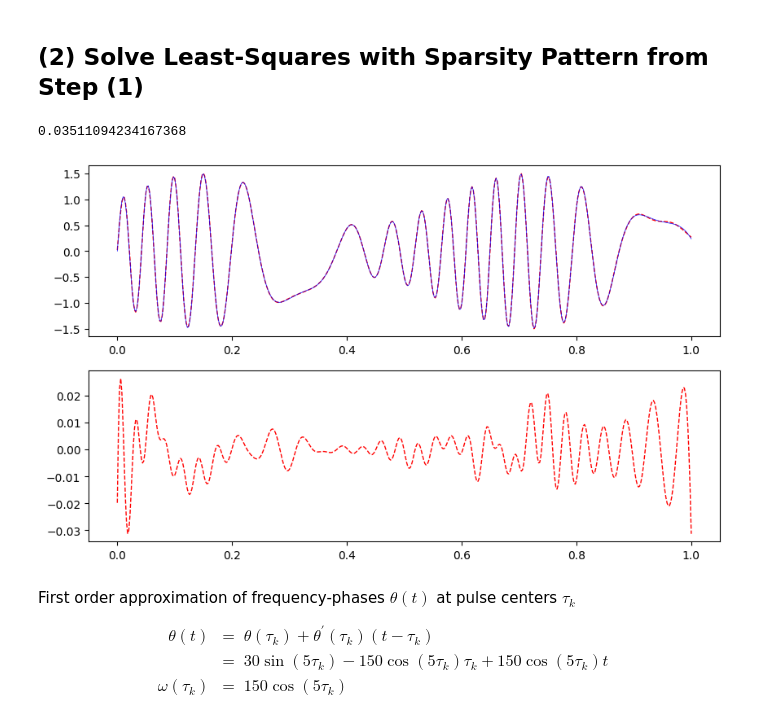
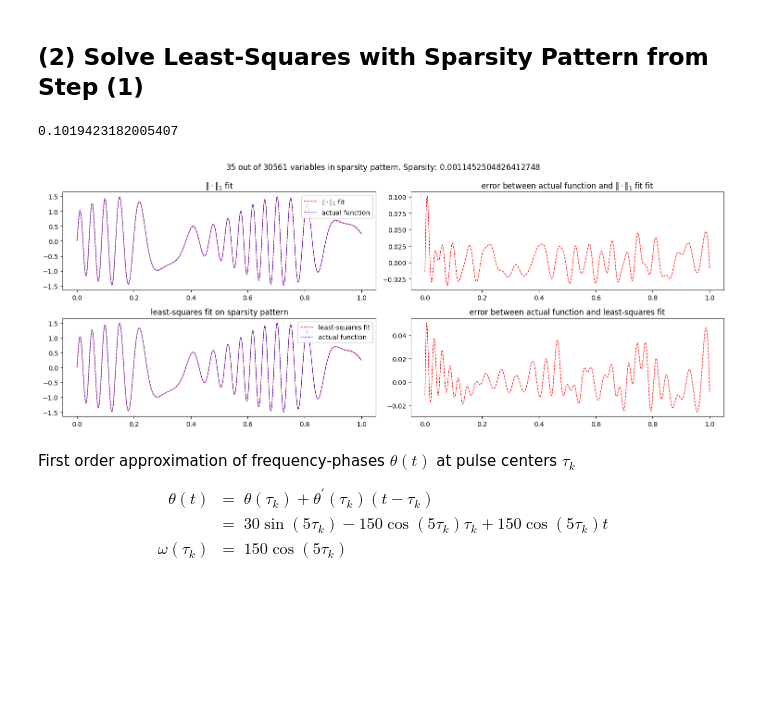
Before and after one commit to dhjnam/cvx-opt, a Jupyter notebook: 06_5_4_time_frequency_analysis_with_basis_pursuit.ipynb, the cells around one changed output. Saved outputs shown, nothing was run; the diff lists cells and outputs as text; code cells hidden in the pictures; blank space fills up the shorter version.

```diff
--- a/06_5_4_time_frequency_analysis_with_basis_pursuit.ipynb
+++ b/06_5_4_time_frequency_analysis_with_basis_pursuit.ipynb
@@ -39,7 +39,9 @@ import matplotlib.pyplot as plt
 # The following fcns operate on scalar `t` as well as on `np.ndarray` `t`.
 # If `t` is `np.ndarray`, the return value is `np.ndarray` as well.
 a_fcn = lambda t: 1 + .5 * np.sin(11 * t)
-theta_fcn = lambda t: 30 * np.sin(5 * t)
+freq0 = 30
+freq1 = 5
+theta_fcn = lambda t: freq0 * np.sin(freq1 * t)
 y_fcn = lambda t: a_fcn(t) * np.sin(theta_fcn(t))
 
 m = 501
@@ -157,7 +150,7 @@ took about 5:30 minutes.
 # %% [markdown]
 ## (2) Solve Least-Squares with Sparsity Pattern from Step (1)
 # %%
-tol = 1e-4
+tol = 1e-1
 pattern = np.where(np.abs(sparse_x) > tol)[0]
 k = len(pattern)
 tilde_A = A[:, pattern]
@@ -167,22 +160,49 @@ obj = cp.sum_squares(tilde_A @ tilde_x - y)
 problem = cp.Problem(cp.Minimize(obj))
 problem.solve(verbose=False)
 # %% [output]
-0.03511094234167368
+0.1019423182005407
-# %%
-tilde_y = tilde_A @ tilde_x.value
-
-fig, axes = plt.subplots(2, 1, figsize=(10, 6))
-
-ax = axes[0]
-ax.plot(t, tilde_y, linewidth=1, color='red', linestyle='dashed')
-ax.plot(t, y, linewidth=.5, color='blue')
-
-ax = axes[1]
-ax.plot(t, y - tilde_y, linewidth=1, color='red', linestyle='dashed')
-
-plt.show()
-# %% [output]
-[figure, removed]
+# %%
+tilde_y = tilde_A @ tilde_x.value
+sparse_y = A @ sparse_x
+
+fig, axes = plt.subplots(2, 2, figsize=(15, 6))
+
+fig.suptitle(f'${len(pattern)}$ out of ${K * dL1}$ variables in sparsity pattern. Sparsity: ${len(pattern) / (K * dL1)}$')
+
+ax = axes[0, 0]
+ax.set(
+    title=f'$\\Vert \\cdot \\Vert_1$ fit'
+)
+ax.plot(t, sparse_y, linewidth=1, color='red', linestyle='dashed', label='$\\Vert \\cdot \\Vert_1$ fit')
+ax.plot(t, y, linewidth=.5, color='blue', label='actual function')
+ax.legend()
+
+ax = axes[0, 1]
+ax.set(
+    title=f'error between actual function and $\\Vert \\cdot \\Vert_1$ fit fit'
+)
+ax.plot(t, y - sparse_y, linewidth=1, color='red', linestyle='dashed')
+
+
+ax = axes[1, 0]
+ax.set(
+    title=f'least-squares fit on sparsity pattern'
+)
+ax.plot(t, tilde_y, linewidth=1, color='red', linestyle='dashed', label='least-squares fit')
+ax.plot(t, y, linewidth=.5, color='blue', label='actual function')
+ax.legend()
+
+ax = axes[1, 1]
+ax.set(
+    title=f'error between actual function and least-squares fit'
+)
+ax.plot(t, y - tilde_y, linewidth=1, color='red', linestyle='dashed')
+
+fig.tight_layout()
+
+plt.show()
+# %% [output]
+[figure, added]
 # %% [markdown]
 First order approximation of frequency-phases $\theta(t)$ at pulse centers $\tau_k$
 
```
Also changed, not shown: parts of 4 cells of this notebook.
